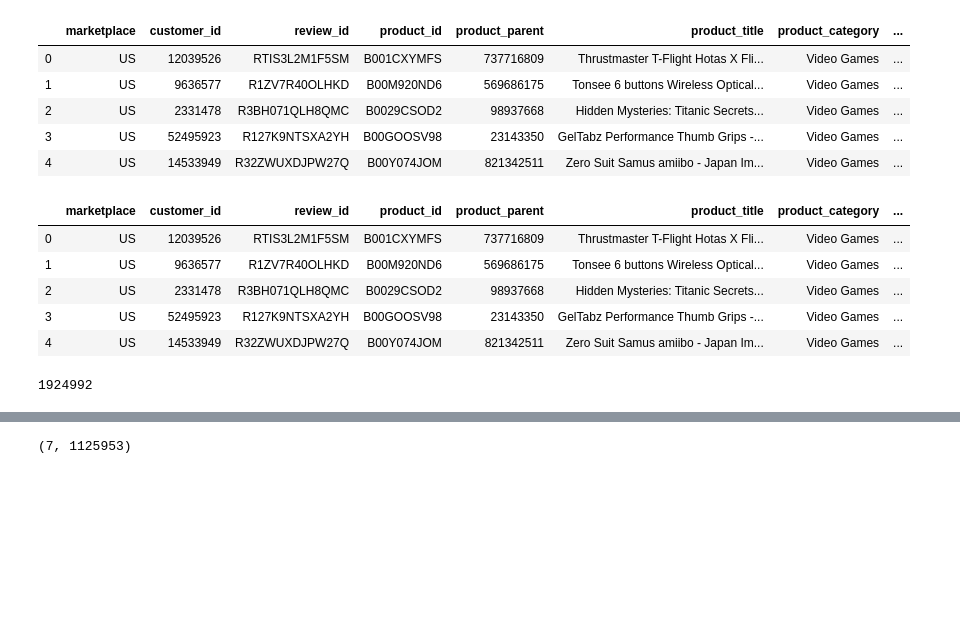
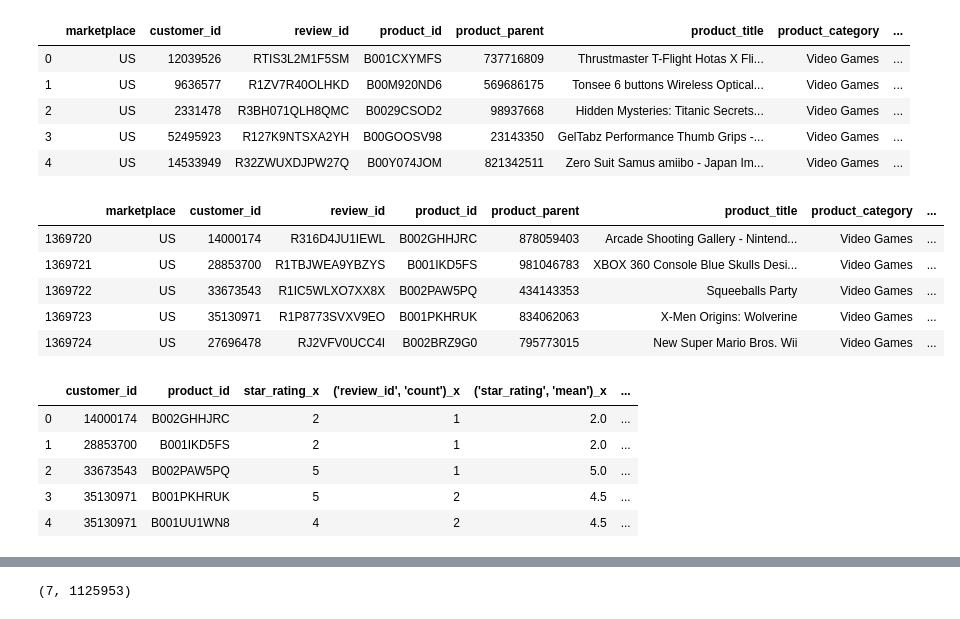
Before and after one commit to atschida/review-prediction, a Jupyter notebook: Data Manipulation.ipynb, the cells around one changed output, grey strips where cells are left out. Drawn from its saved outputs; the diff is of its cells as text; code cells hidden in the pictures; blank space fills up the shorter version.

Commit message:
Added initial data split

```diff
--- a/Data Manipulation.ipynb
+++ b/Data Manipulation.ipynb
@@ -16,25 +17,34 @@ b'Skipping line 660750: expected 15 fields, saw 22\n'
 | 2 | US | 2331478 | R3BH071QLH8QMC | B0029CSOD2 | 98937668 | Hidden Mysteries: Titanic Secrets... | Video Games | ... |
 | 3 | US | 52495923 | R127K9NTSXA2YH | B00GOOSV98 | 23143350 | GelTabz Performance Thumb Grips -... | Video Games | ... |
 | 4 | US | 14533949 | R32ZWUXDJPW27Q | B00Y074JOM | 821342511 | Zero Suit Samus amiibo - Japan Im... | Video Games | ... |
-# %%
-df = pd.concat([df, pd.read_csv('data/amazon_reviews_us_Digital_Video_Games_v1_00.tsv', sep='\t', error_bad_lines=False)])
-df.head()
-# %% [output]
-|  | marketplace | customer_id | review_id | product_id | product_parent | product_title | product_category | ... |
-| 0 | US | 12039526 | RTIS3L2M1F5SM | B001CXYMFS | 737716809 | Thrustmaster T-Flight Hotas X Fli... | Video Games | ... |
-| 1 | US | 9636577 | R1ZV7R40OLHKD | B00M920ND6 | 569686175 | Tonsee 6 buttons Wireless Optical... | Video Games | ... |
-| 2 | US | 2331478 | R3BH071QLH8QMC | B0029CSOD2 | 98937668 | Hidden Mysteries: Titanic Secrets... | Video Games | ... |
-| 3 | US | 52495923 | R127K9NTSXA2YH | B00GOOSV98 | 23143350 | GelTabz Performance Thumb Grips -... | Video Games | ... |
-| 4 | US | 14533949 | R32ZWUXDJPW27Q | B00Y074JOM | 821342511 | Zero Suit Samus amiibo - Japan Im... | Video Games | ... |
-# %%
-len(df)
-# %% [output]
-1924992
+# %%
+review_date = '2010-01-01'
+train_df = df.query('review_date < "{}"'.format(review_date))
+test_df = df.query('review_date >= "{}"'.format(review_date))
+train_df.head()
+# %% [output]
+|  | marketplace | customer_id | review_id | product_id | product_parent | product_title | product_category | ... |
+| 1369720 | US | 14000174 | R316D4JU1IEWL | B002GHHJRC | 878059403 | Arcade Shooting Gallery - Nintend... | Video Games | ... |
+| 1369721 | US | 28853700 | R1TBJWEA9YBZYS | B001IKD5FS | 981046783 | XBOX 360 Console Blue Skulls Desi... | Video Games | ... |
+| 1369722 | US | 33673543 | R1IC5WLXO7XX8X | B002PAW5PQ | 434143353 | Squeeballs Party | Video Games | ... |
+| 1369723 | US | 35130971 | R1P8773SVXV9EO | B001PKHRUK | 834062063 | X-Men Origins: Wolverine | Video Games | ... |
+| 1369724 | US | 27696478 | RJ2VFV0UCC4I | B002BRZ9G0 | 795773015 | New Super Mario Bros. Wii | Video Games | ... |
 # %%
 criteria = {'review_id': 'count',
             'star_rating': ['mean', 'std'],
             'total_votes': ['mean', 'std'],
             'helpful_votes': ['mean', 'std']}
-customer_df = df.groupby(df.customer_id).agg(criteria).fillna(0)
-product_df = df.groupby(df.product_id).agg(criteria).fillna(0)
-lookup_table = df[['customer_id', 'product_id', 'star_rating']]
+customer_df = train_df.groupby(train_df.customer_id).agg(criteria).fillna(0)
+product_df = train_df.groupby(train_df.product_id).agg(criteria).fillna(0)
+lookup_table = train_df[['customer_id', 'product_id', 'star_rating']]
+
+train_join_df = pd.merge(lookup_table, customer_df, how='inner', on='customer_id')
+train_join_df = pd.merge(train_join_df, customer_df, how='inner', on='customer_id')
+train_join_df.head()
+# %% [output]
+|  | customer_id | product_id | star_rating_x | ('review_id', 'count')_x | ('star_rating', 'mean')_x | ... |
+| 0 | 14000174 | B002GHHJRC | 2 | 1 | 2.0 | ... |
+| 1 | 28853700 | B001IKD5FS | 2 | 1 | 2.0 | ... |
+| 2 | 33673543 | B002PAW5PQ | 5 | 1 | 5.0 | ... |
+| 3 | 35130971 | B001PKHRUK | 5 | 2 | 4.5 | ... |
+| 4 | 35130971 | B001UU1WN8 | 4 | 2 | 4.5 | ... |
```
Also changed, not shown: parts of 4 cells of this notebook.
